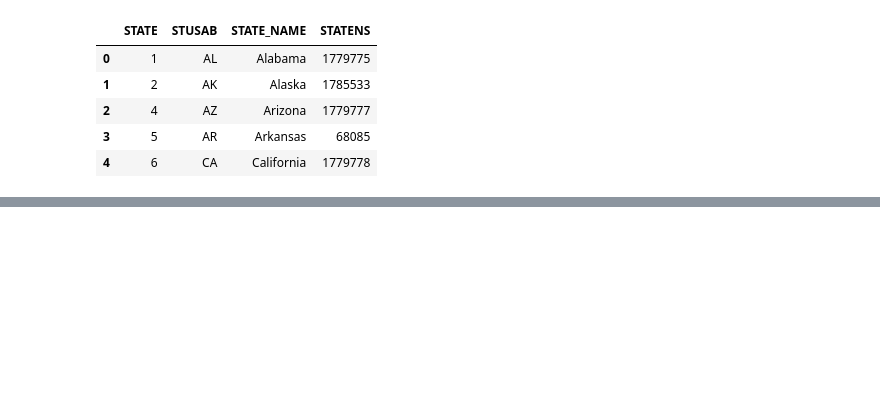
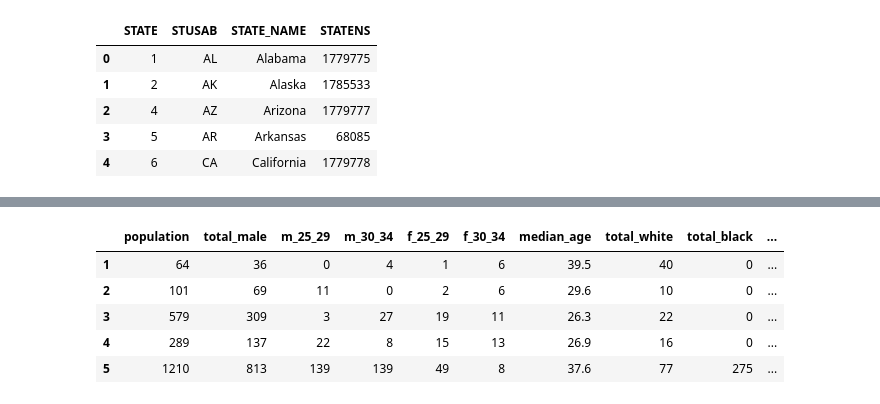
Before and after one commit to alenastern/Sunlight_FOIA, a Jupyter notebook: src/data/Census_Data.ipynb, the cells around one changed output, grey strips where cells are left out. Cells and saved outputs as stored; diff of their text form; code cells hidden in the pictures; blank space fills up the shorter version.

```diff
--- a/src/data/Census_Data.ipynb
+++ b/src/data/Census_Data.ipynb
@@ -136,3 +142,50 @@ total_df.tail()
 | 29574 | El Dorado County, California | 183000 | 4543 | 4617 | 4118 | 4554 | 91349 | 159165 | 1784 | ... |
 | 29575 | Boulder County, Colorado | 313961 | 11803 | 10105 | 9852 | 9696 | 157617 | 278048 | 2914 | ... |
 | 29576 | Middleborough town, Plymouth Coun... | 24042 | 515 | 828 | 918 | 892 | 12088 | 22763 | 422 | ... |
+# %%
+# 2009 Census Data
+acs_results_2009 = requests.get('https://api.census.gov/data/2009/acs5?key=91aa6a44edb890abeea862f2d9befb5d520a5cc4&get=B01001_001E,B01001_011E,B01001_012E,B01001_035E,B01001_036E,B01001_002E,B02001_002E,B02001_003E,B03001_003E,B01002_001E,B06011_001E,B06009_005E,NAME&for=place:*')
+data = acs_results_2009.text
+city_df = pd.read_json(data)
+city_df.columns = city_df.iloc[0]
+city_df.drop([0], inplace = True)
+
+el_dorado_09 = requests.get('https://api.census.gov/data/2009/acs5?key=91aa6a44edb890abeea862f2d9befb5d520a5cc4&get=NAME,B01001_001E,B01001_011E,B01001_012E,B01001_035E,B01001_036E,B01001_002E,B02001_002E,B02001_003E,B03001_003E,B01002_001E,B06011_001E,B06009_005E&for=county:017&in=state:06')
+ed_data = el_dorado_09.text
+ed_df = pd.read_json(ed_data)
+ed_df.columns = ed_df.iloc[0]
+ed_df.drop([0], inplace = True)
+ed_df.rename(columns={'county':'place'}, inplace=True)
+
+mb_09 = requests.get('https://api.census.gov/data/2009/acs5?key=91aa6a44edb890abeea862f2d9befb5d520a5cc4&get=NAME,B01001_001E,B01001_011E,B01001_012E,B01001_035E,B01001_036E,B01001_002E,B02001_002E,B02001_003E,B03001_003E,B01002_001E,B06011_001E,B06009_005E&for=county%20subdivision:40850&in=state:25%20county:023')
+mb_data = mb_09.text
+mb_df = pd.read_json(mb_data)
+mb_df.columns = mb_df.iloc[0]
+mb_df.drop([0], inplace = True)
+mb_df['place'] = mb_df['county'] + mb_df['county subdivision']
+mb_df.drop(columns = ['county', 'county subdivision'], inplace = True)
+
+boulder_09 = requests.get('https://api.census.gov/data/2009/acs5?key=91aa6a44edb890abeea862f2d9befb5d520a5cc4&get=NAME,B01001_001E,B01001_011E,B01001_012E,B01001_035E,B01001_036E,B01001_002E,B02001_002E,B02001_003E,B03001_003E,B01002_001E,B06011_001E,B06009_005E&for=county:013&in=state:08')
+b_data = boulder_09.text
+b_df = pd.read_json(b_data)
+b_df.columns = b_df.iloc[0]
+b_df.drop([0], inplace = True)
+b_df.rename(columns={'county':'place'}, inplace=True)
+total_df = pd.concat([city_df, ed_df, b_df, mb_df])
+
+
+variables = {'B01001_001E':"population_09",'B01001_011E':"m_25_29", 'B01001_012E':'m_30_34',
+             'B01001_035E': "f_25_29", 'B01001_036E':"f_30_34",'B01001_002E':"total_male",
+             'B02001_002E': "total_white",'B02001_003E':"total_black",'B03001_003E': "total_hispanic", 'B01002_001E':"median_age_09",
+             'B06011_001E': "median_income_09",'B06009_005E':"total_bachelor"}
+total_df.rename(columns = variables, inplace=True)
+total_df['year'] = 2009
+# %%
+total_df.head()
+# %% [output]
+|  | population | total_male | m_25_29 | m_30_34 | f_25_29 | f_30_34 | median_age | total_white | total_black | ... |
+| 1 | 64 | 36 | 0 | 4 | 1 | 6 | 39.5 | 40 | 0 | ... |
+| 2 | 101 | 69 | 11 | 0 | 2 | 6 | 29.6 | 10 | 0 | ... |
+| 3 | 579 | 309 | 3 | 27 | 19 | 11 | 26.3 | 22 | 0 | ... |
+| 4 | 289 | 137 | 22 | 8 | 15 | 13 | 26.9 | 16 | 0 | ... |
+| 5 | 1210 | 813 | 139 | 139 | 49 | 8 | 37.6 | 77 | 275 | ... |
```
Also changed, not shown: parts of 6 cells of this notebook, 1 other file.
